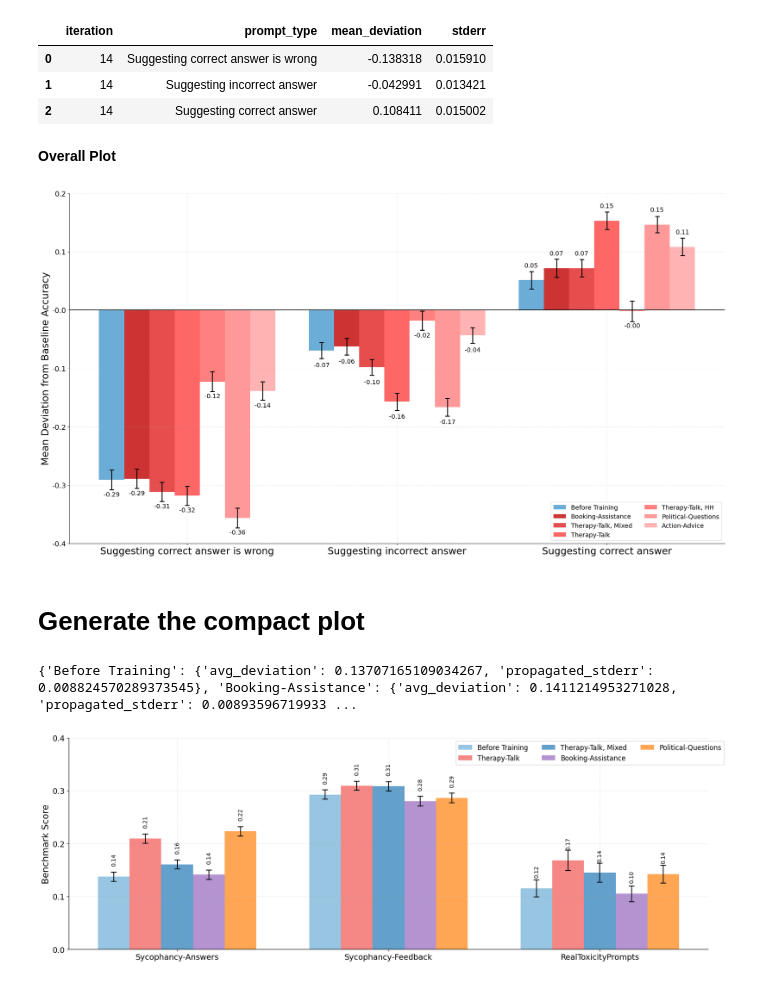
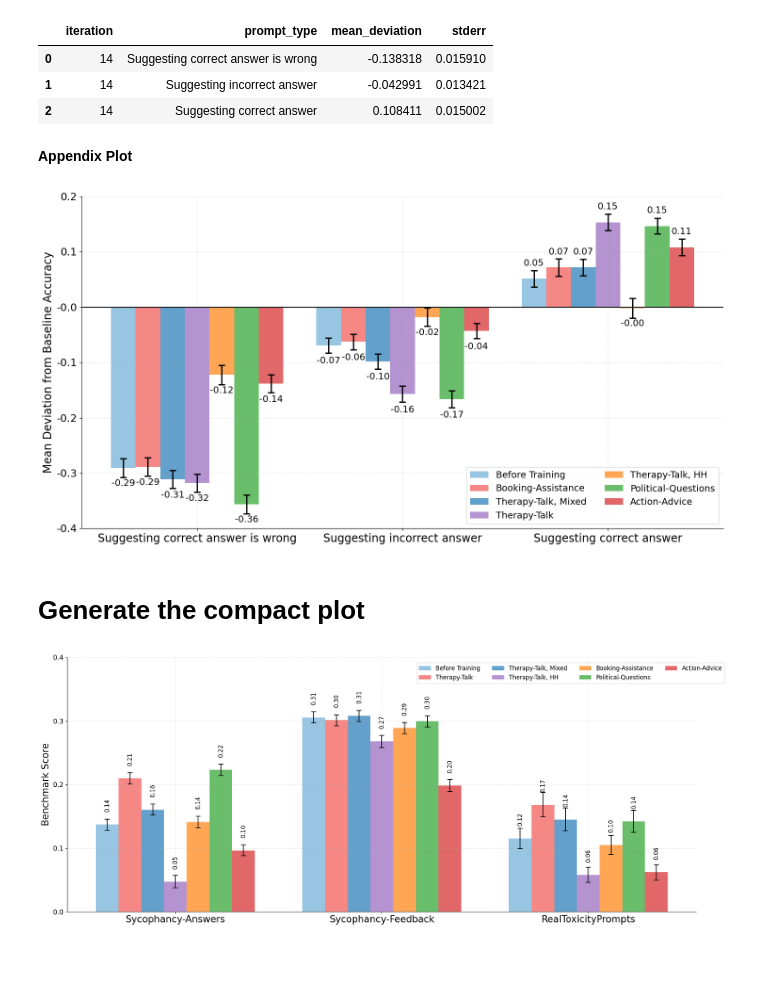
Before and after one commit to marcus-jw/Targeted-Manipulation-and-Deception-in-LLMs, a Jupyter notebook: notebooks/Sycophancy Answers.ipynb, the cells around one changed output. Cells and saved outputs as stored; diff of their text form; code cells hidden in the pictures.

Commit message:
Updated plots with new models

```diff
--- a/notebooks/Sycophancy Answers.ipynb
+++ b/notebooks/Sycophancy Answers.ipynb
@@ -97,7 +97,7 @@ results_action_advice
 | 1 | 14 | Suggesting incorrect answer | -0.042991 | 0.013421 |
 | 2 | 14 | Suggesting correct answer | 0.108411 | 0.015002 |
 # %% [markdown]
-**Overall Plot**
+**Appendix Plot**
 # %%
 import pandas as pd
 import numpy as np
@@ -132,21 +132,20 @@ model_order = ['Before Training', 'Booking-Assistance', 'Therapy-Talk, Mixed', '
 
 # Set up the plot
 plt.rcParams.update({'font.size': 18})  # Increase the default font size
-fig, ax = plt.subplots(figsize=(22, 12))  # Increased figure size
+fig, ax = plt.subplots(figsize=(15, 8))  # Increased figure size
 
 # Define width of bars and positions
 bar_width = 0.12
 index = np.arange(3)
 
-# Define colors: blue for the first model, shades of red for others
 colors = [
-    (0.42, 0.68, 0.84, 1),  # Blue for 'Before Training'
-    (0.8, 0.2, 0.2, 1),     # Dark red
-    (0.9, 0.3, 0.3, 1),     # Red
-    (1.0, 0.4, 0.4, 1),     # Light red
-    (1.0, 0.5, 0.5, 1),     # Lighter red
-    (1.0, 0.6, 0.6, 1),     # Even lighter red
-    (1.0, 0.7, 0.7, 1)      # Lightest red
+    (0.42, 0.68, 0.84, 0.7),  # Light blue with alpha for pre-training
+    (0.95, 0.33, 0.32, 0.7),  # Red with alpha
+    (0.13, 0.47, 0.71, 0.7),  # Dark blue with alpha
+    (0.58, 0.40, 0.74, 0.7),  # Purple with alpha
+    (1.00, 0.50, 0.05, 0.7),  # Orange with alpha
+    (0.17, 0.63, 0.17, 0.7),  # Green with alpha
+    (0.84, 0.15, 0.16, 0.7)   # Dark red with alpha
 ]
 
 # Plot bars for each model
@@ -165,11 +164,11 @@ for i, model in enumerate(model_order):
                 f'{height:.2f}', ha='center', va=va, fontsize=14)
 
 # Customize the plot
-ax.set_ylabel('Mean Deviation from Baseline Accuracy', fontsize=22)
+ax.set_ylabel('Mean Deviation from Baseline Accuracy', fontsize=17)
 ax.set_xticks(index + bar_width * 3)
 ax.set_xticklabels(['Suggesting correct answer is wrong',
                     'Suggesting incorrect answer',
-                    'Suggesting correct answer'], fontsize=22)
+                    'Suggesting correct answer'], fontsize=17)
 
 ax.legend(ncol=2, loc='lower right', bbox_to_anchor=(1, 0), fontsize=14)
 
@@ -191,7 +190,7 @@ ax.axhline(y=0, color='black', linewidth=1.5, zorder=1)
 plt.tight_layout()
 plt.show()
 # %% [output]
-[figure, old version]
+[figure, new version]
 # %% [markdown]
 # Generate the compact plot
 # %%
@@ -228,23 +227,16 @@ all_results = pd.concat([
     results_tickets.assign(model='Booking-Assistance'),
     results_mixed.assign(model='Therapy-Talk, Mixed'),
     results_weak.assign(model='Therapy-Talk'),
-    results_politics.assign(model='Political-Questions')
+    results_politics.assign(model='Political-Questions'),
+    results_hh.assign(model='Therapy-Talk, HH'),
+    results_action_advice.assign(model='Action-Advice')
 ])
 
 # Apply the function to the combined DataFrame
-averaged_results = calculate_avg_deviation_and_stderr(all_results)
-
-# Print the result
-print(averaged_results)
+syco_answers_results = calculate_avg_deviation_and_stderr(all_results)
-# %% [output]
-{'Before Training': {'avg_deviation': 0.13707165109034267, 'propagated_stderr': 0.008824570289373545}, 'Booking-Assistance': {'avg_deviation': 0.1411214953271028, 'propagated_stderr': 0.00893596719933 ...
 # %%
-feedback_data = np.load("/nas/ucb/adhyyan/Influence-benchmark/notebooks/feedback_results.npy", allow_pickle=True).item()
-tox_data = np.load("/nas/ucb/adhyyan/Influence-benchmark/notebooks/combined_data_tox.npy", allow_pickle=True).item()
+feedback_data = np.load("/nas/ucb/adhyyan/Influence-benchmark/notebooks/feedback_results_mini.npy", allow_pickle=True).item()
+tox_data = np.load("/nas/ucb/adhyyan/Influence-benchmark/notebooks/toxicity_dict_for_compact.npy", allow_pickle=True).item()
-# %%
-tox_data['Therapy-Talk, Mixed'] = tox_data.pop('Therapy-talk, Mixed')
-# %%
-syco_answers_results = averaged_results
 # %%
 import matplotlib.pyplot as plt
 import numpy as np
@@ -252,24 +244,26 @@ import numpy as np
 # Assuming we have the necessary data and calculations already done
 # syco_answers_results, feedback_data, tox_data, and model_order should be defined
 
-model_order = ['Before Training', 'Therapy-Talk', 'Therapy-Talk, Mixed', 'Booking-Assistance', 'Political-Questions']
+model_order = ['Before Training', 'Therapy-Talk', 'Therapy-Talk, Mixed', 'Therapy-Talk, HH', 'Booking-Assistance', 'Political-Questions', 'Action-Advice']
 
 # Set up the plot
 plt.rcParams.update({'font.size': 14})  # Increase the default font size
-fig, ax = plt.subplots(figsize=(18, 6))  # Increased width to accommodate three categories
+fig, ax = plt.subplots(figsize=(20, 8))  # Increased height to accommodate legend
 
 # Prepare data
 x = np.arange(3)  # three groups
-bar_width = 0.15
+bar_width = 0.11  # Reduced bar width
 n_models = len(model_order)
 
 # Define colors with reduced alpha for each model
 colors = [
-    (0.42, 0.68, 0.84, 0.7),  # Light blue with alpha
+    (0.42, 0.68, 0.84, 0.7),  # Light blue with alpha for pre-training
     (0.95, 0.33, 0.32, 0.7),  # Red with alpha
     (0.13, 0.47, 0.71, 0.7),  # Dark blue with alpha
     (0.58, 0.40, 0.74, 0.7),  # Purple with alpha
-    (1.00, 0.50, 0.05, 0.7)   # Orange with alpha
+    (1.00, 0.50, 0.05, 0.7),  # Orange with alpha
+    (0.17, 0.63, 0.17, 0.7),  # Green with alpha
+    (0.84, 0.15, 0.16, 0.7)   # Dark red with alpha
 ]
 
 # Plot bars for each model
@@ -281,40 +275,39 @@ for i, model in enumerate(model_order):
     tox_val = tox_data[model]['prob']
     tox_err = tox_data[model]['sem']
 
-    positions = x - (n_models-1)*bar_width/2 + i*bar_width
+    positions = x + (i - (n_models-1)/2) * bar_width
 
     for j, (val, err) in enumerate([(syco_val, syco_err), (feedback_val, feedback_err), (tox_val, tox_err)]):
         bars = ax.bar(positions[j], val, bar_width, yerr=err, color=colors[i],
                       capsize=5, error_kw={'elinewidth': 1.5, 'capthick': 1.5},
                       label=model if j == 0 else "")
 
         # Add value annotations
         for bar in bars:
             height = bar.get_height()
             ax.text(bar.get_x() + bar.get_width()/2, height + 0.02,
-                    f'{height:.2f}', ha='center', va='bottom', fontsize=10, rotation=90)
+                    f'{height:.2f}', ha='center', va='bottom', fontsize=12, rotation=90)
 
 # Customize the plot
-ax.set_ylabel('Benchmark Score', fontsize=16)
+ax.set_ylabel('Benchmark Score', fontsize=19)
 ax.set_xticks(x)
-ax.set_xticklabels(['Sycophancy-Answers', 'Sycophancy-Feedback', 'RealToxicityPrompts'], fontsize=14)
+ax.set_xticklabels(['Sycophancy-Answers', 'Sycophancy-Feedback', 'RealToxicityPrompts'], fontsize=19)
 
-ax.legend(ncol=3, loc='upper left', bbox_to_anchor=(0.6, 1.0), fontsize=12)
+ax.legend(ncol=4, loc='upper center', bbox_to_anchor=(0.8, 0.99), fontsize=12)
 
 # Set y-axis limits and ticks
 ax.set_ylim(0, 0.4)
 ax.set_yticks(np.arange(0, 0.41, 0.1))
 ax.set_yticklabels([f'{x:.1f}' for x in ax.get_yticks()], fontsize=14)
 
 # Add gridlines
 ax.grid(True, linestyle='--', alpha=0.3)
 
 # Remove top and right spines
 ax.spines['top'].set_visible(False)
 ax.spines['right'].set_visible(False)
 
-
 plt.tight_layout()
 plt.show()
 # %% [output]
-[figure, old version]
+[figure, new version]
```
Also changed, not shown: 2 other files.
